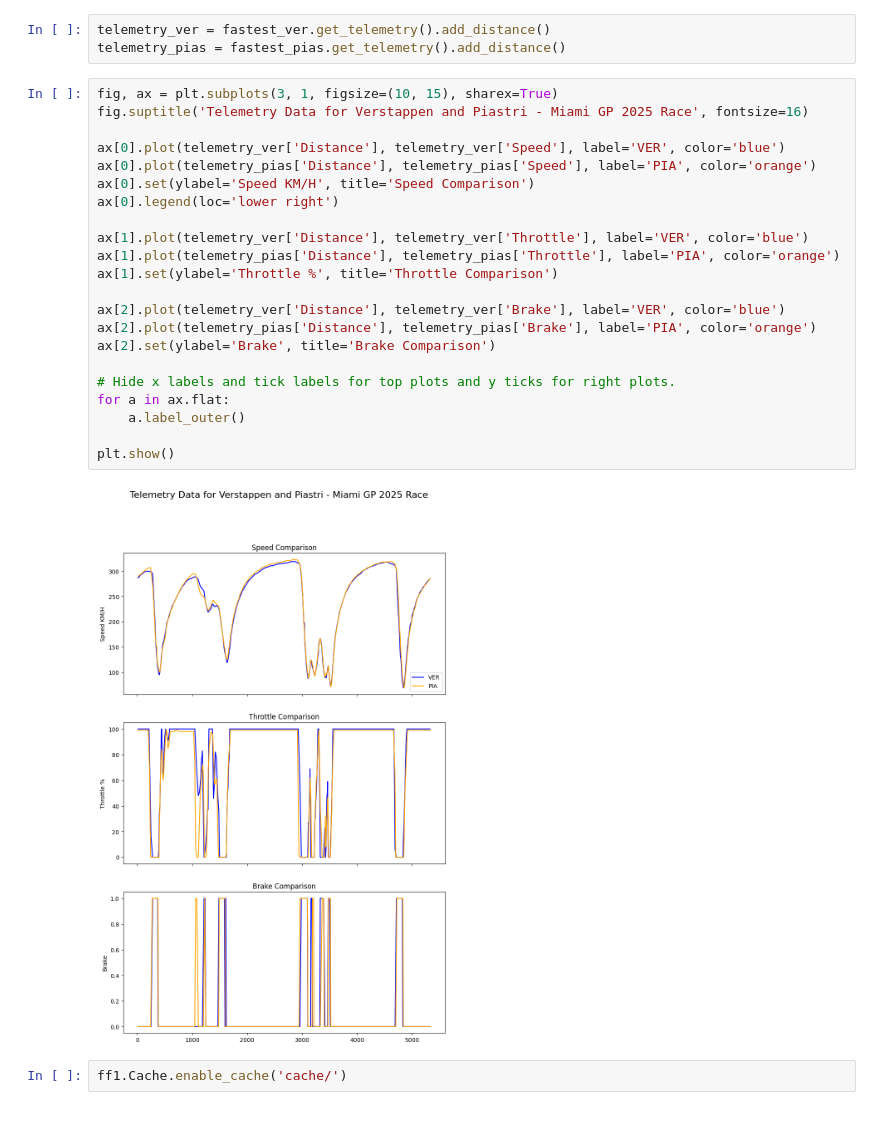
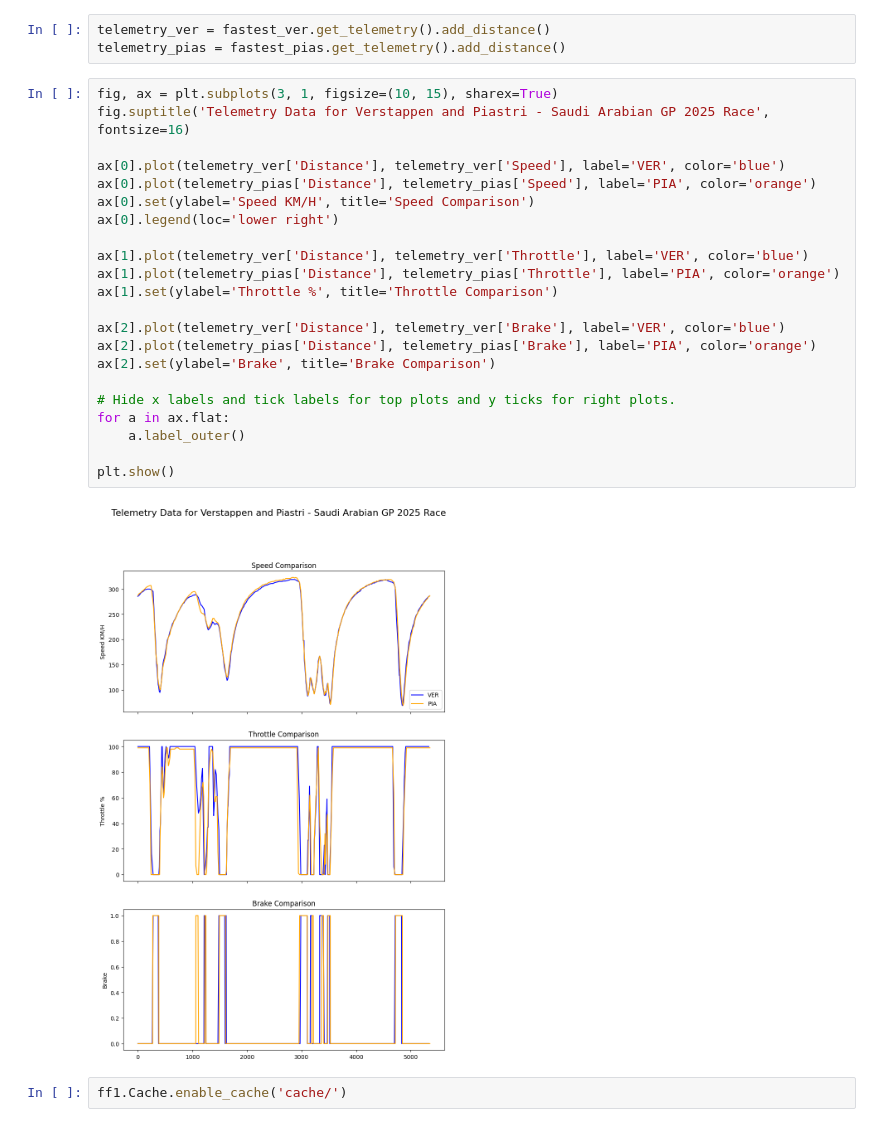
Before and after one commit to Pritzstik/data_project, a Jupyter notebook: f1_data.ipynb, the cells around one changed output. Drawn from its saved outputs; the diff is of its cells as text.

```diff
--- a/f1_data.ipynb
+++ b/f1_data.ipynb
@@ -137,28 +139,28 @@ telemetry_ver = fastest_ver.get_telemetry().add_distance()
 telemetry_pias = fastest_pias.get_telemetry().add_distance()
 # %%
 fig, ax = plt.subplots(3, 1, figsize=(10, 15), sharex=True)
-fig.suptitle('Telemetry Data for Verstappen and Piastri - Miami GP 2025 Race', fontsize=16)
+fig.suptitle('Telemetry Data for Verstappen and Piastri - Saudi Arabian GP 2025 Race', fontsize=16)
 
 ax[0].plot(telemetry_ver['Distance'], telemetry_ver['Speed'], label='VER', color='blue')
 ax[0].plot(telemetry_pias['Distance'], telemetry_pias['Speed'], label='PIA', color='orange')
 ax[0].set(ylabel='Speed KM/H', title='Speed Comparison')
 ax[0].legend(loc='lower right')
 
 ax[1].plot(telemetry_ver['Distance'], telemetry_ver['Throttle'], label='VER', color='blue')
 ax[1].plot(telemetry_pias['Distance'], telemetry_pias['Throttle'], label='PIA', color='orange')
 ax[1].set(ylabel='Throttle %', title='Throttle Comparison')
 
 ax[2].plot(telemetry_ver['Distance'], telemetry_ver['Brake'], label='VER', color='blue')
 ax[2].plot(telemetry_pias['Distance'], telemetry_pias['Brake'], label='PIA', color='orange')
 ax[2].set(ylabel='Brake', title='Brake Comparison')
 
 # Hide x labels and tick labels for top plots and y ticks for right plots.
 for a in ax.flat:
     a.label_outer()
 
 plt.show()
 # %% [output]
-[figure, old version]
+[figure, new version]
 # %%
 ff1.Cache.enable_cache('cache/')
 # %%
```
Also changed, not shown: parts of 9 cells of this notebook, 1 other file.
